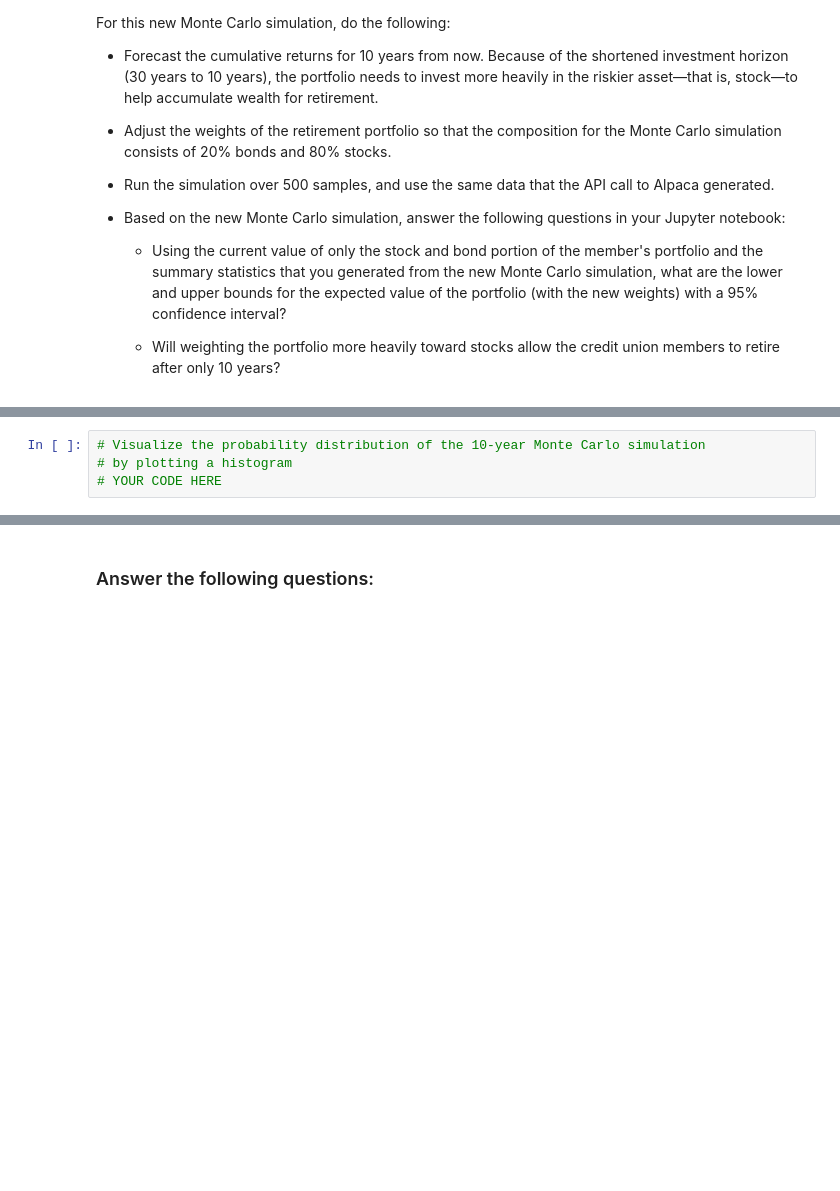
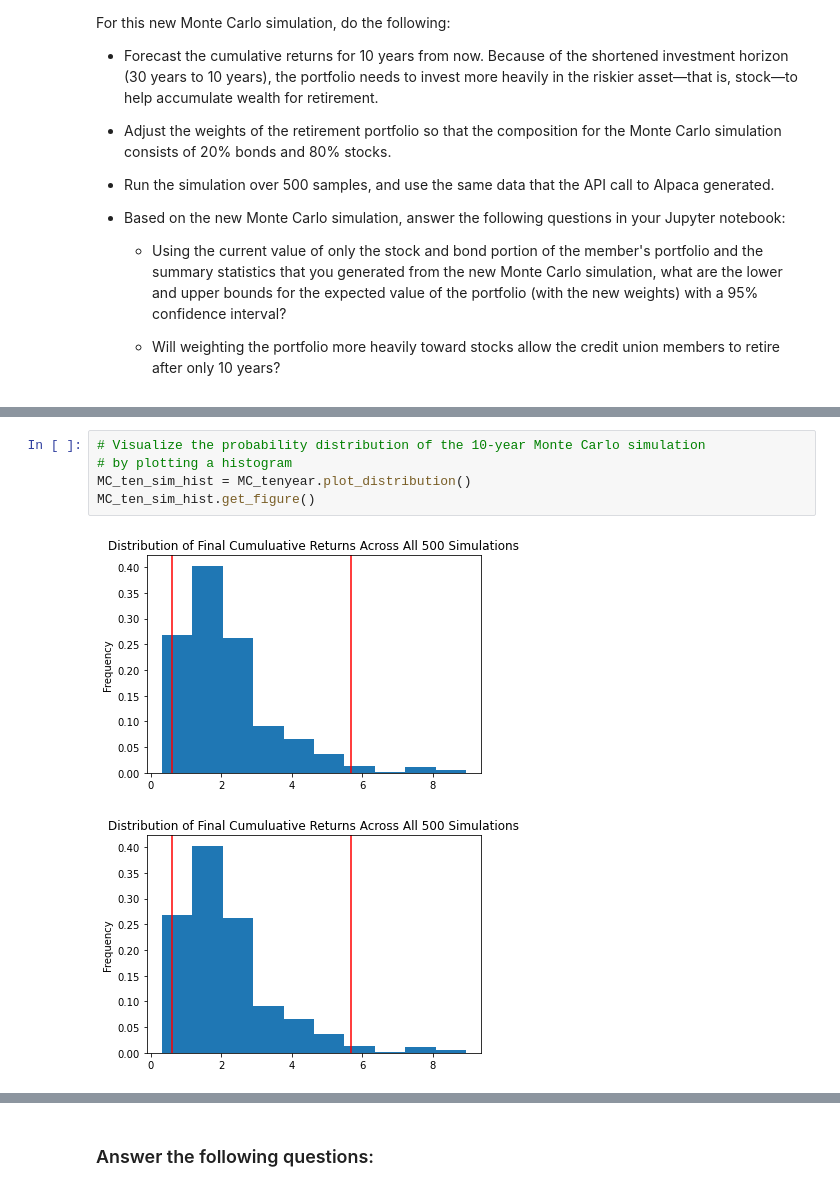
Before and after one commit to QuinnStroube/Financial_Planner, a Jupyter notebook: financial_planning_tools.ipynb, the cells around one changed output, grey strips where cells are left out. Drawn from its saved outputs; the diff is of its cells as text; blank space fills up the shorter version.

```diff
--- a/financial_planning_tools.ipynb
+++ b/financial_planning_tools.ipynb
@@ -438,7 +701,11 @@ For this new Monte Carlo simulation, do the following:
 # %%
 # Visualize the probability distribution of the 10-year Monte Carlo simulation
 # by plotting a histogram
-# YOUR CODE HERE
+MC_ten_sim_hist = MC_tenyear.plot_distribution()
+MC_ten_sim_hist.get_figure()
+# %% [output]
+[figure, added]
+[figure, added]
 # %%
 # Generate summary statistics from the 10-year Monte Carlo simulation results
 # Save the results as a variable
```
Also changed, not shown: parts of 39 cells of this notebook, 2 other files.
